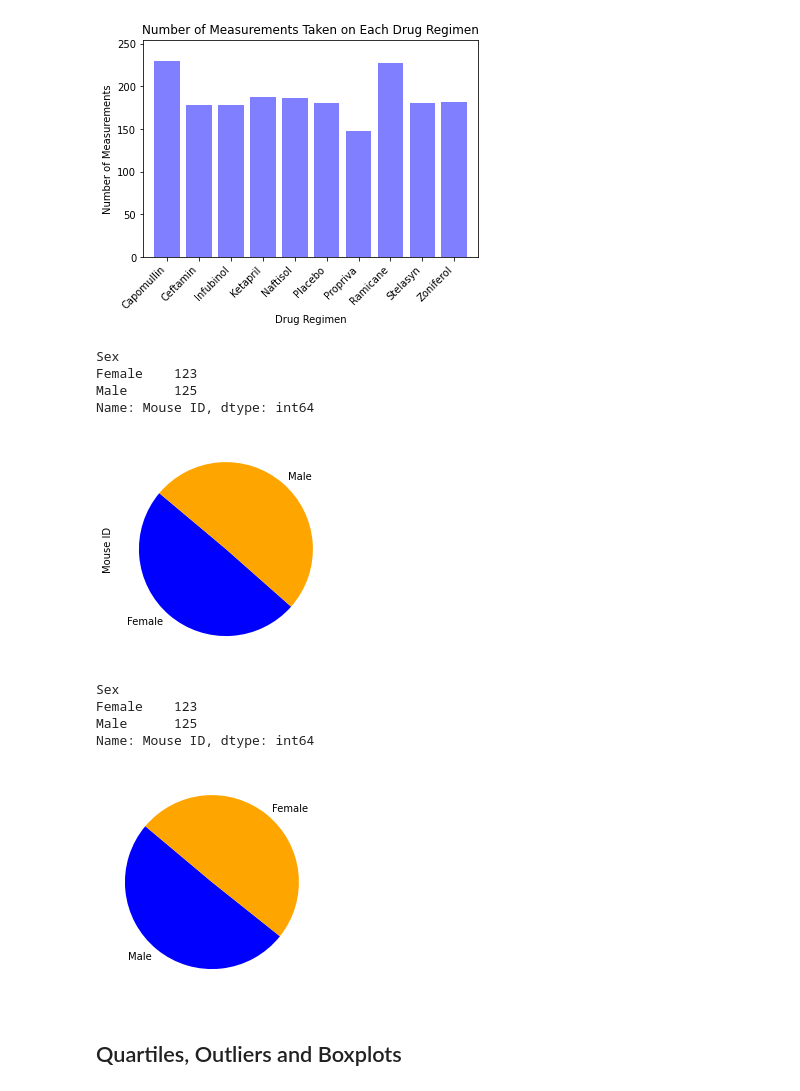
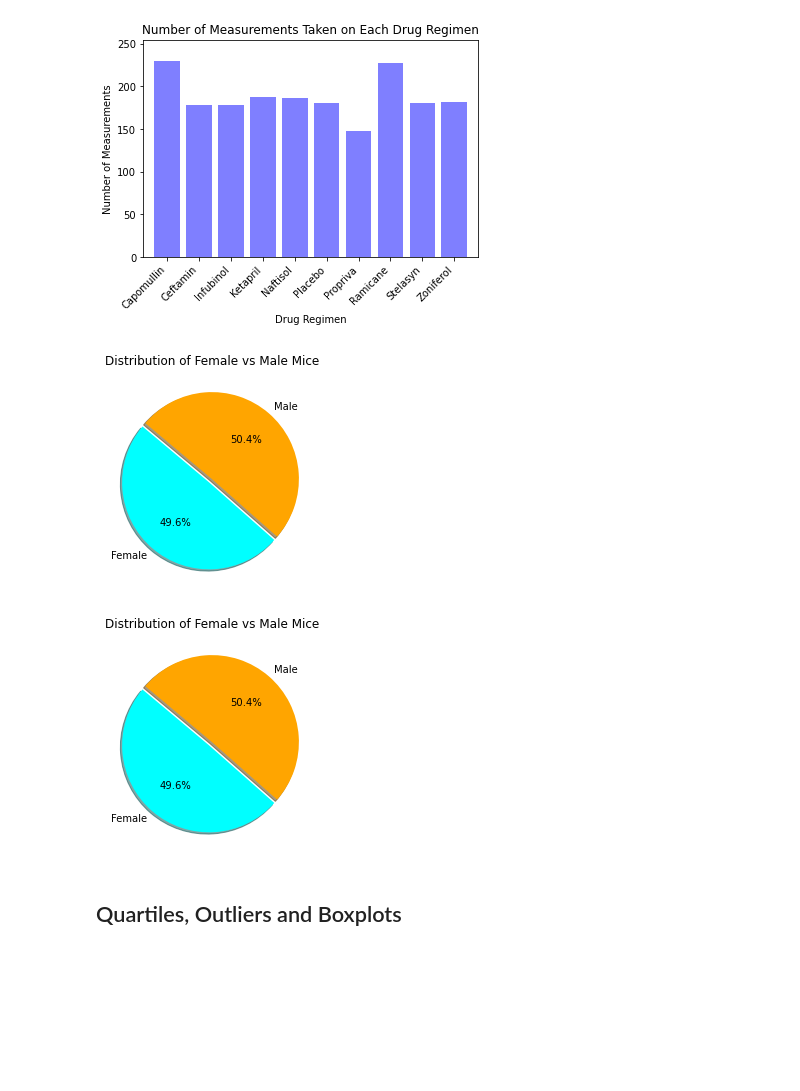
Before and after one commit to corriethomas/Matplotlib-Challenge, a Jupyter notebook: Matplotlib-Starter-Notebook.ipynb, the cells around one changed output. Saved outputs shown, nothing was run; the diff lists cells and outputs as text; code cells hidden in the pictures; blank space fills up the shorter version.

Commit message:
final clean up of pie charts

```diff
--- a/Matplotlib-Starter-Notebook.ipynb
+++ b/Matplotlib-Starter-Notebook.ipynb
@@ -194,37 +192,31 @@ plt.show()
 # %%
 # Generate a pie plot showing the distribution of female versus male mice using pandas
 grouped_gender = cleaned_df.groupby(["Sex"])
 gender_count = grouped_gender["Mouse ID"].nunique()
-print(gender_count)
-colors = ["blue", "orange"]
+colors = ["cyan", "orange"]
+explode=[0.05, 0]
 
-pandas_pie_chart = gender_count.plot(kind="pie", colors=colors, startangle=140)
+pandas_pie_chart = gender_count.plot(kind="pie", explode=explode, colors=colors, startangle=140,
+                                     autopct="%1.1f%%", title="Distribution of Female vs Male Mice", shadow=True)
+pandas_pie_chart.set_ylabel("")
 plt.show()
 # %% [output]
-Sex
-Female    123
-Male      125
-Name: Mouse ID, dtype: int64
-[figure, old version]
+[figure, new version]
 # %%
 # Generate a pie plot showing the distribution of female versus male mice using pyplot
-#print(grouped_regimen_df.head(10))
 grouped_gender = cleaned_df.groupby(["Sex"])
 gender_count = grouped_gender["Mouse ID"].nunique()
-print(gender_count)
 
-gender = ["Male", "Female"]
-gender_totals = [125, 123]
-colors = ["blue", "orange"]
+gender = ["Female", "Male"]
+gender_totals = [123, 125]
+colors = ["cyan", "orange"]
+explode = [0.05, 0]
 
-plt.pie(gender_totals, labels=gender, colors=colors, startangle=140)
+plt.pie(gender_totals, labels=gender, explode=explode, colors=colors, startangle=140, autopct="%1.1f%%", shadow=True)
+plt.title("Distribution of Female vs Male Mice")
 plt.show()
 # %% [output]
-Sex
-Female    123
-Male      125
-Name: Mouse ID, dtype: int64
-[figure, old version]
+[figure, new version]
 # %% [markdown]
 ## Quartiles, Outliers and Boxplots
 # %%
```
Also changed, not shown: parts of 1 cell of this notebook.
